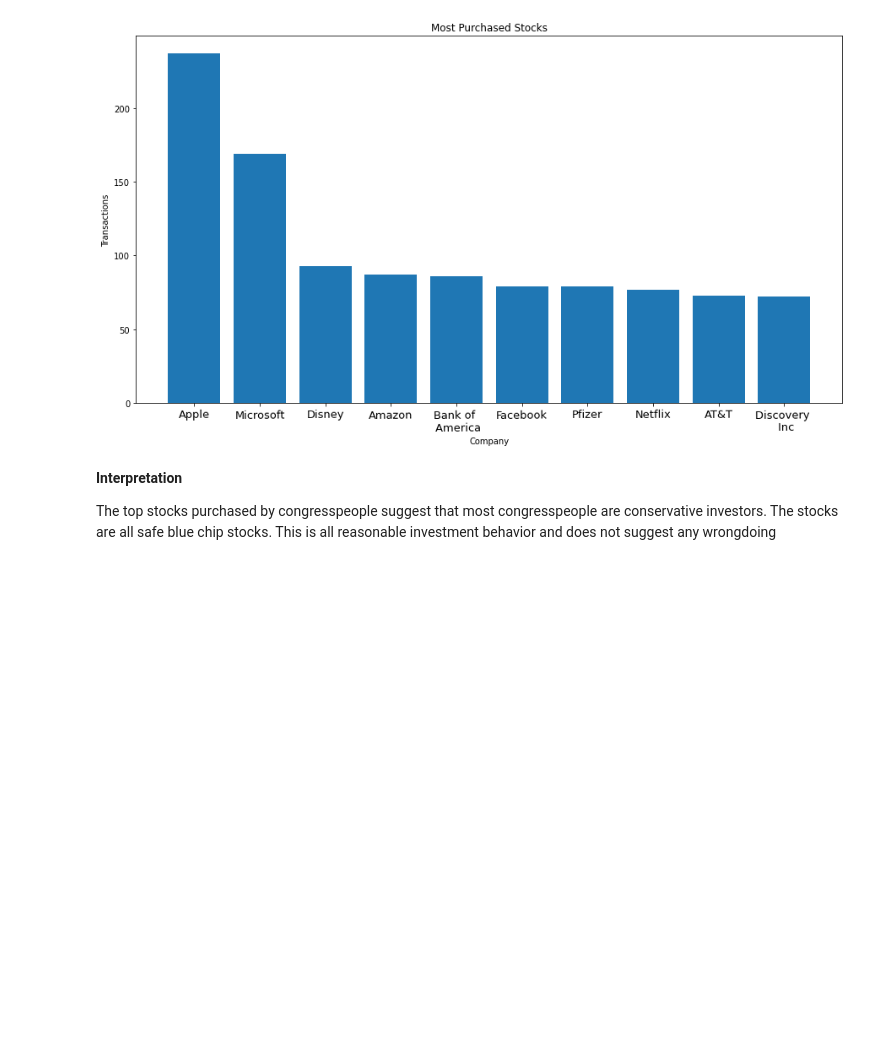
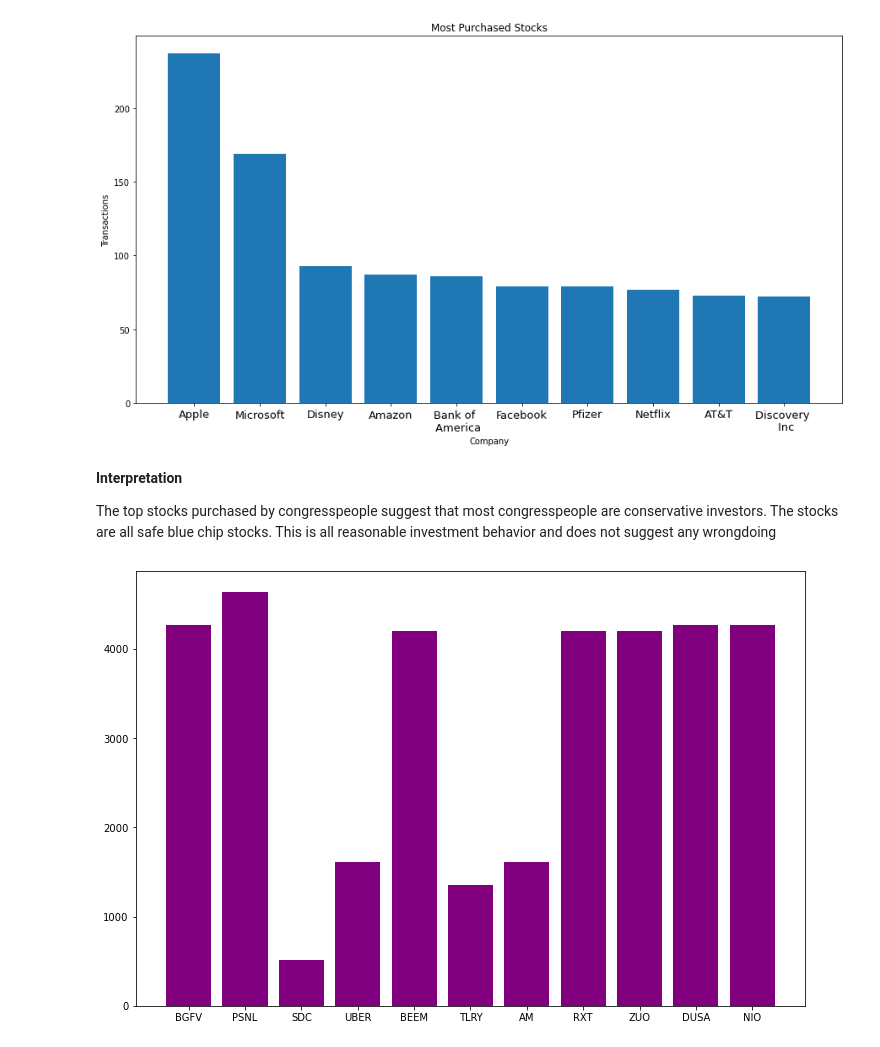
Before and after one commit to megansorel/Congress_Stocks, a Jupyter notebook: EDAVisualizations/EDA_Stock_Performance_transactions_w_visuals.ipynb, the cells around one changed output. Saved outputs shown, nothing was run; the diff lists cells and outputs as text; code cells hidden in the pictures; blank space fills up the shorter version.

Commit message:
added brain mast charts

```diff
--- a/EDAVisualizations/EDA_Stock_Performance_transactions_w_visuals.ipynb
+++ b/EDAVisualizations/EDA_Stock_Performance_transactions_w_visuals.ipynb
@@ -563,3 +563,12 @@ plt.ylabel('Transactions', fontsize = 10);
 **Interpretation**
 
 The top stocks purchased by congresspeople suggest that most congresspeople are conservative investors. The stocks are all safe blue chip stocks. This is all reasonable investment behavior and does not suggest any wrongdoing
+# %%
+plt.figure(figsize = (12, 8))
+
+plt.bar(df[df['representative'] ==
+           'Brian Mast']['ticker'].values,
+        df[df['representative'] ==
+           'Brian Mast']['ticker'].index, color = 'purple');
+# %% [output]
+[figure, added]
```
Also changed, not shown: parts of 3 cells of this notebook.
